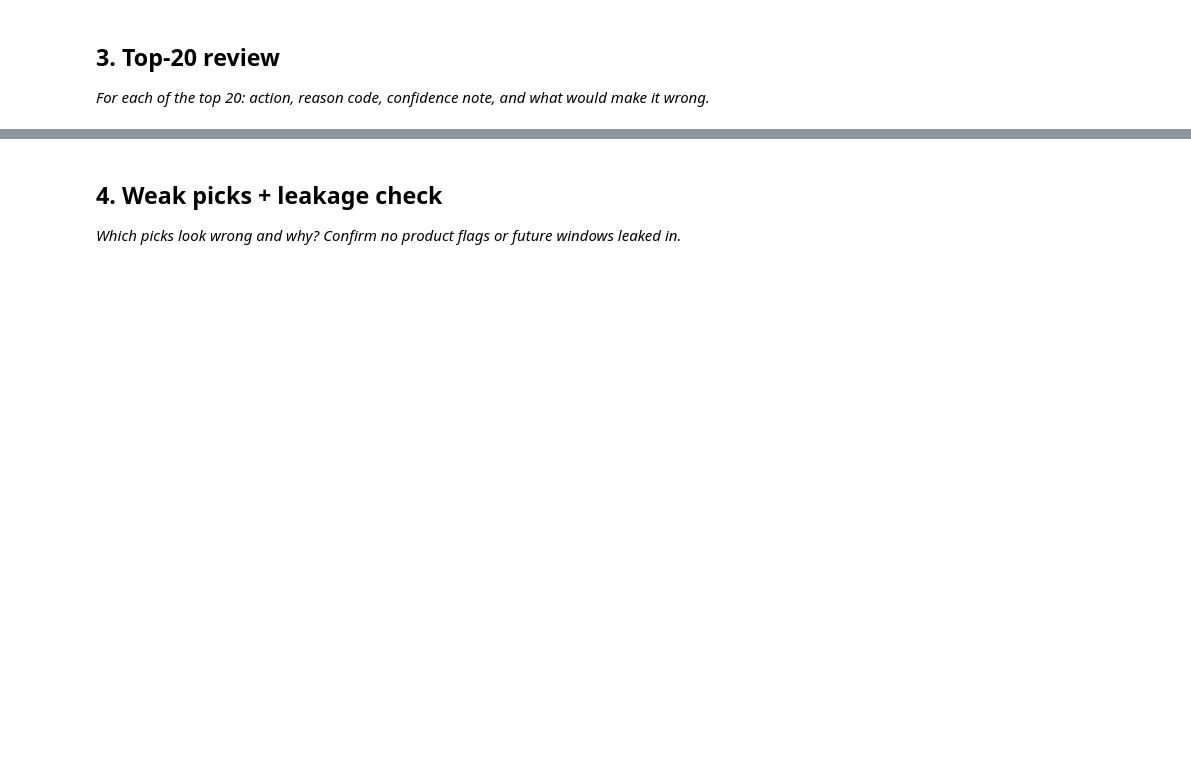
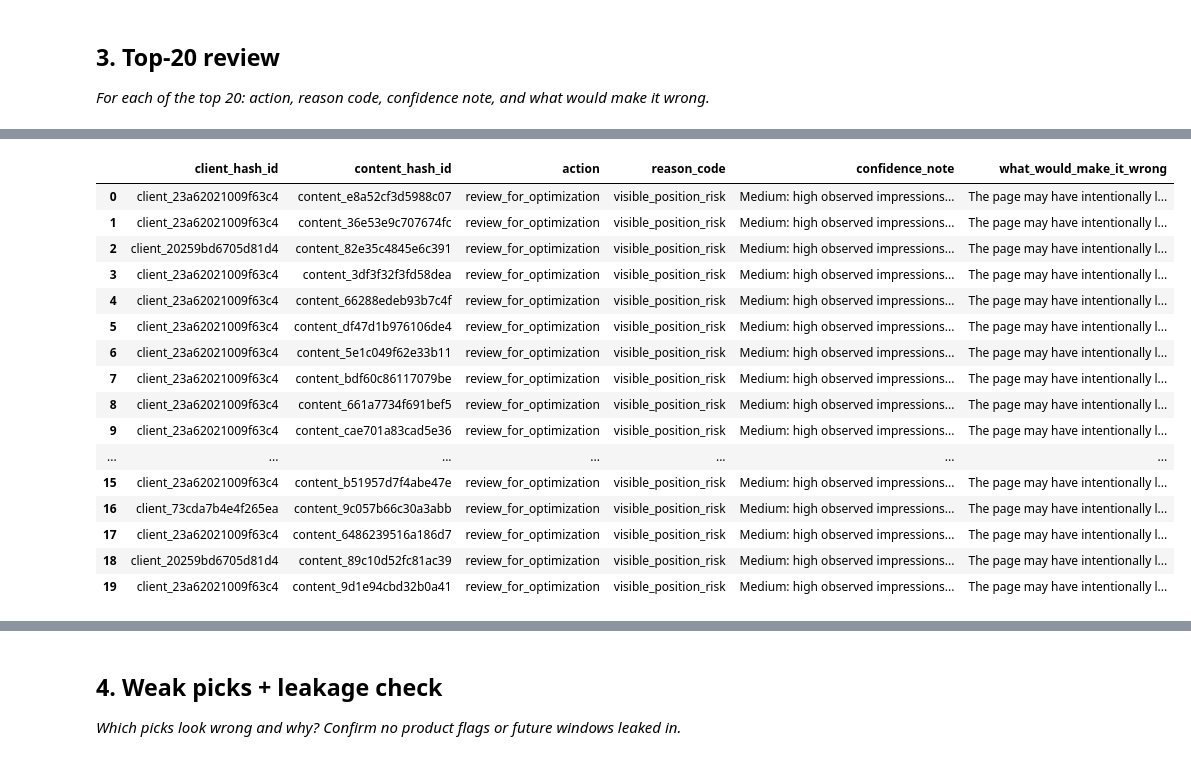
Before and after one commit to Ishwarsolanki-004/ML-internship-with-flyrank-ai, a Jupyter notebook: work/notebooks/w04_baseline_score.ipynb, the cells around one changed output, grey strips where cells are left out. Drawn from its saved outputs; the diff is of its cells as text; code cells hidden in the pictures; blank space fills up the shorter version.

```diff
--- a/work/notebooks/w04_baseline_score.ipynb
+++ b/work/notebooks/w04_baseline_score.ipynb
@@ -29,0 +318,42 @@ This skeleton is yours to fill. Work the sections **in order** — each one has
+# %%
+top20_review = top20.copy()
+
+top20_review["confidence_note"] = (
+    "Medium: high observed impressions and position >= 10 support review, "
+    "but the rule does not prove that optimization will improve performance."
+)
+
+top20_review["what_would_make_it_wrong"] = (
+    "The page may have intentionally low priority, "
+    "the position may reflect a broad query mix, "
+    "or the observed visibility may not translate into an actionable optimization opportunity."
+)
+
+top20_review[
+    [
+        "client_hash_id",
+        "content_hash_id",
+        "action",
+        "reason_code",
+        "confidence_note",
+        "what_would_make_it_wrong"
+    ]
+]
+# %% [output]
+|  | client_hash_id | content_hash_id | action | reason_code | confidence_note | what_would_make_it_wrong |
+| 0 | client_23a62021009f63c4 | content_e8a52cf3d5988c07 | review_for_optimization | visible_position_risk | Medium: high observed impressions... | The page may have intentionally l... |
+| 1 | client_23a62021009f63c4 | content_36e53e9c707674fc | review_for_optimization | visible_position_risk | Medium: high observed impressions... | The page may have intentionally l... |
+| 2 | client_20259bd6705d81d4 | content_82e35c4845e6c391 | review_for_optimization | visible_position_risk | Medium: high observed impressions... | The page may have intentionally l... |
+| 3 | client_23a62021009f63c4 | content_3df3f32f3fd58dea | review_for_optimization | visible_position_risk | Medium: high observed impressions... | The page may have intentionally l... |
+| 4 | client_23a62021009f63c4 | content_66288edeb93b7c4f | review_for_optimization | visible_position_risk | Medium: high observed impressions... | The page may have intentionally l... |
+| 5 | client_23a62021009f63c4 | content_df47d1b976106de4 | review_for_optimization | visible_position_risk | Medium: high observed impressions... | The page may have intentionally l... |
+| 6 | client_23a62021009f63c4 | content_5e1c049f62e33b11 | review_for_optimization | visible_position_risk | Medium: high observed impressions... | The page may have intentionally l... |
+| 7 | client_23a62021009f63c4 | content_bdf60c86117079be | review_for_optimization | visible_position_risk | Medium: high observed impressions... | The page may have intentionally l... |
+| 8 | client_23a62021009f63c4 | content_661a7734f691bef5 | review_for_optimization | visible_position_risk | Medium: high observed impressions... | The page may have intentionally l... |
+| 9 | client_23a62021009f63c4 | content_cae701a83cad5e36 | review_for_optimization | visible_position_risk | Medium: high observed impressions... | The page may have intentionally l... |
+| ... | ... | ... | ... | ... | ... | ... |
+| 15 | client_23a62021009f63c4 | content_b51957d7f4abe47e | review_for_optimization | visible_position_risk | Medium: high observed impressions... | The page may have intentionally l... |
+| 16 | client_73cda7b4e4f265ea | content_9c057b66c30a3abb | review_for_optimization | visible_position_risk | Medium: high observed impressions... | The page may have intentionally l... |
+| 17 | client_23a62021009f63c4 | content_6486239516a186d7 | review_for_optimization | visible_position_risk | Medium: high observed impressions... | The page may have intentionally l... |
+| 18 | client_20259bd6705d81d4 | content_89c10d52fc81ac39 | review_for_optimization | visible_position_risk | Medium: high observed impressions... | The page may have intentionally l... |
+| 19 | client_23a62021009f63c4 | content_9d1e94cbd32b0a41 | review_for_optimization | visible_position_risk | Medium: high observed impressions... | The page may have intentionally l... |
```
Also changed, not shown: parts of 21 cells of this notebook.
